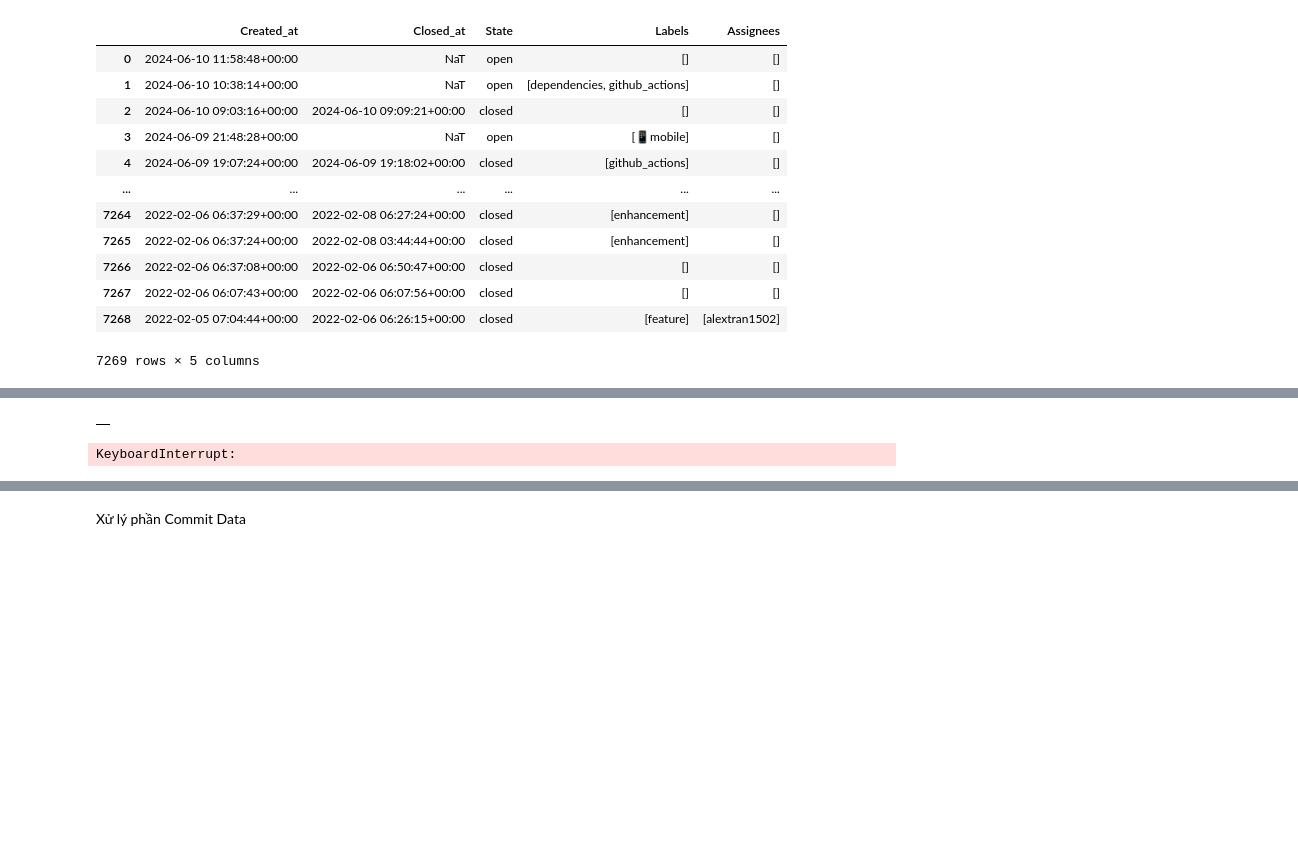
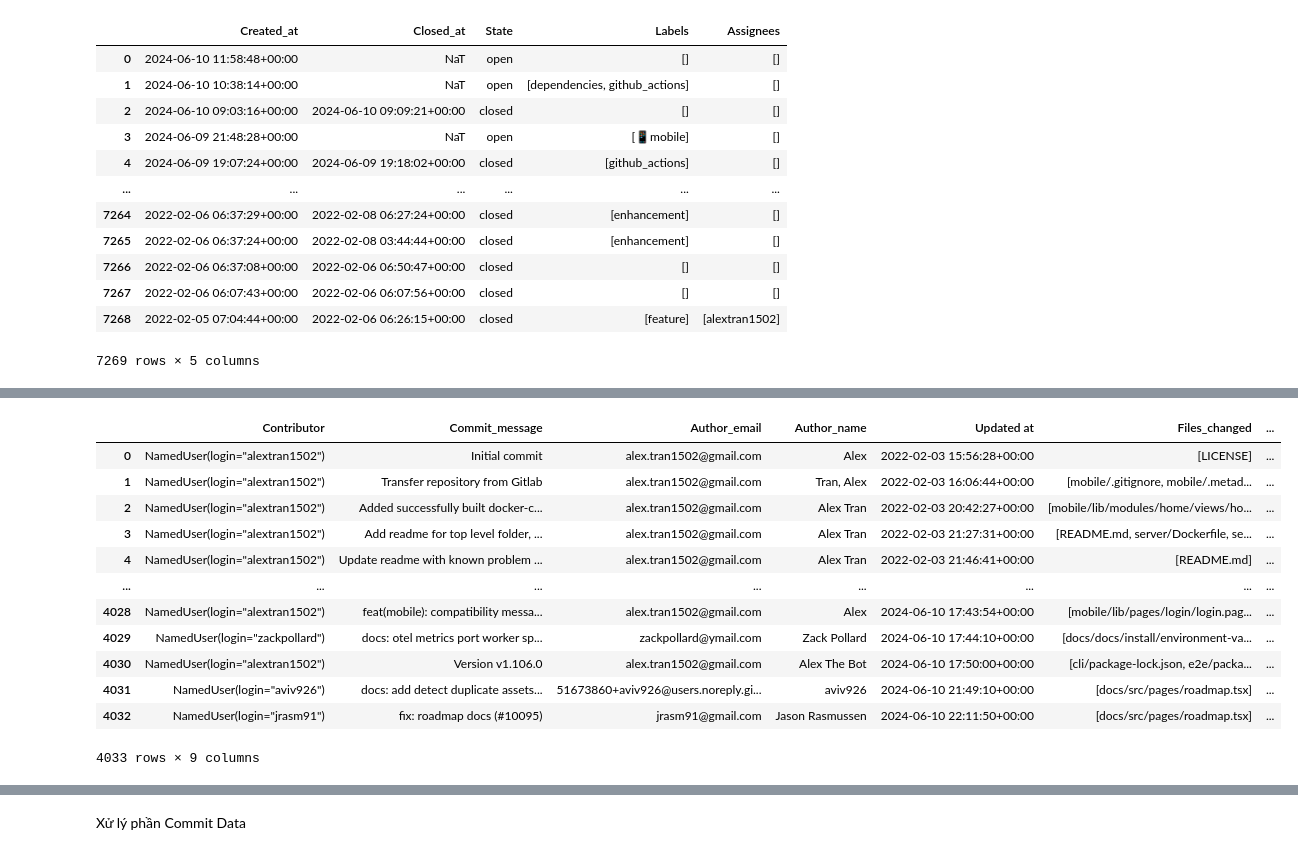
Before and after one commit to bokuwakira1411/PythonDataAnalysis, a Jupyter notebook: data.ipynb, the cells around one changed output, grey strips where cells are left out. Saved outputs shown, nothing was run; the diff lists cells and outputs as text; code cells hidden in the pictures; blank space fills up the shorter version.

```diff
--- a/data.ipynb
+++ b/data.ipynb
@@ -132,11 +130,22 @@ data_temp = pd.DataFrame(commit_data2)
-# %%
-data_temp
-# %% [output]
-|  |
-# %%
-start_date = datetime.datetime(2024, 2,1)
-end_date = datetime.datetime(2024, 7, 6)
-commit_data2 = get_commits()
-# %% [output]
-KeyboardInterrupt:
+# %%
+df['Updated at'] = pd.to_datetime(df['Updated at'])
+df = df.sort_values(by='Updated at', ascending=True)
+# %%
+df = df.reset_index(drop=True)
+# %%
+df
+# %% [output]
+|  | Contributor | Commit_message | Author_email | Author_name | Updated at | Files_changed | ... |
+| 0 | NamedUser(login="alextran1502") | Initial commit | alex.tran1502@gmail.com | Alex | 2022-02-03 15:56:28+00:00 | [LICENSE] | ... |
+| 1 | NamedUser(login="alextran1502") | Transfer repository from Gitlab | alex.tran1502@gmail.com | Tran, Alex | 2022-02-03 16:06:44+00:00 | [mobile/.gitignore, mobile/.metad... | ... |
+| 2 | NamedUser(login="alextran1502") | Added successfully built docker-c... | alex.tran1502@gmail.com | Alex Tran | 2022-02-03 20:42:27+00:00 | [mobile/lib/modules/home/views/ho... | ... |
+| 3 | NamedUser(login="alextran1502") | Add readme for top level folder, ... | alex.tran1502@gmail.com | Alex Tran | 2022-02-03 21:27:31+00:00 | [README.md, server/Dockerfile, se... | ... |
+| 4 | NamedUser(login="alextran1502") | Update readme with known problem ... | alex.tran1502@gmail.com | Alex Tran | 2022-02-03 21:46:41+00:00 | [README.md] | ... |
+| ... | ... | ... | ... | ... | ... | ... | ... |
+| 4028 | NamedUser(login="alextran1502") | feat(mobile): compatibility messa... | alex.tran1502@gmail.com | Alex | 2024-06-10 17:43:54+00:00 | [mobile/lib/pages/login/login.pag... | ... |
+| 4029 | NamedUser(login="zackpollard") | docs: otel metrics port worker sp... | zackpollard@ymail.com | Zack Pollard | 2024-06-10 17:44:10+00:00 | [docs/docs/install/environment-va... | ... |
+| 4030 | NamedUser(login="alextran1502") | Version v1.106.0 | alex.tran1502@gmail.com | Alex The Bot | 2024-06-10 17:50:00+00:00 | [cli/package-lock.json, e2e/packa... | ... |
+| 4031 | NamedUser(login="aviv926") | docs: add detect duplicate assets... | 51673860+aviv926@users.noreply.gi... | aviv926 | 2024-06-10 21:49:10+00:00 | [docs/src/pages/roadmap.tsx] | ... |
+| 4032 | NamedUser(login="jrasm91") | fix: roadmap docs (#10095) | jrasm91@gmail.com | Jason Rasmussen | 2024-06-10 22:11:50+00:00 | [docs/src/pages/roadmap.tsx] | ... |
+4033 rows × 9 columns
 # %%
```
Also changed, not shown: parts of 11 cells of this notebook, 2 other files.
